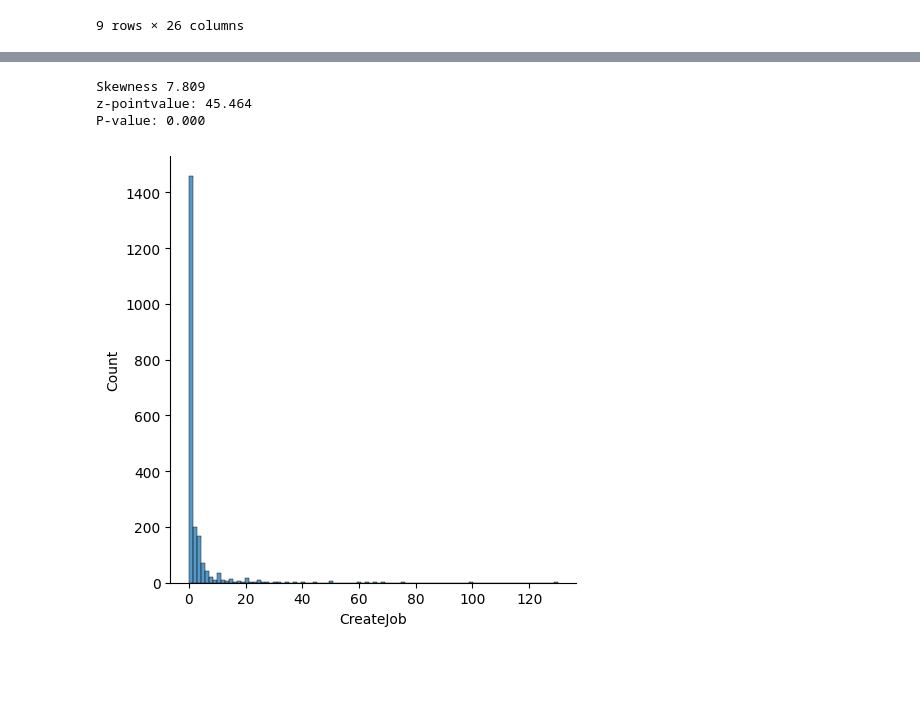
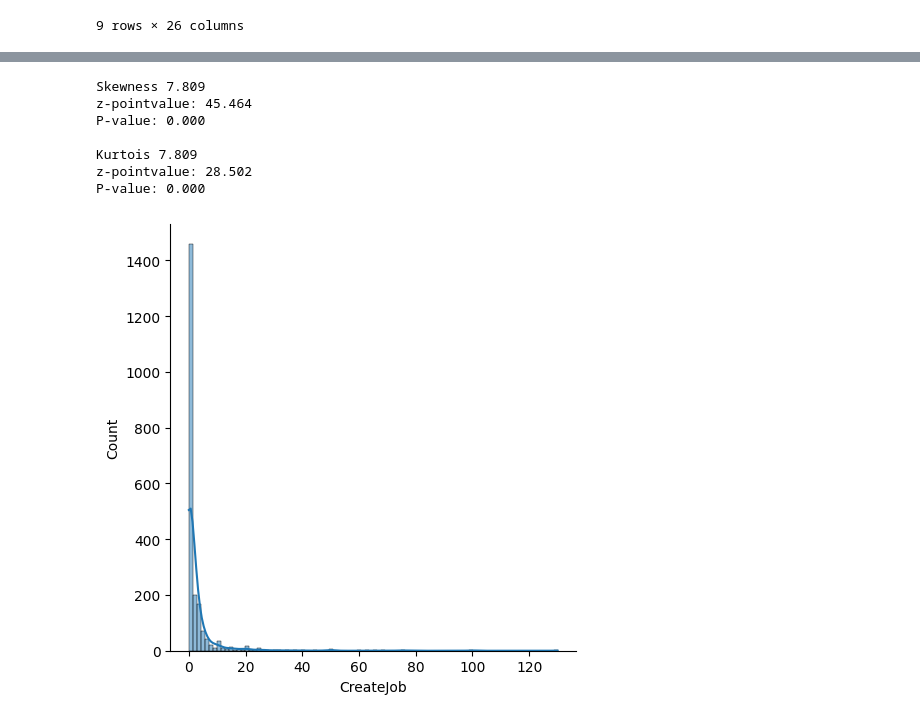
Before and after one commit to MrBigJupiter/sba-loan-default-prediction_project, a Jupyter notebook: notebooks/loan_default_log_reg.ipynb, the cells around one changed output, grey strips where cells are left out. Saved outputs shown, nothing was run; the diff lists cells and outputs as text; code cells hidden in the pictures; blank space fills up the shorter version.

```diff
--- a/notebooks/loan_default_log_reg.ipynb
+++ b/notebooks/loan_default_log_reg.ipynb
@@ -220,11 +277,18 @@ P-value: 0.000
 # %%
-sns.displot(test_df, x='CreateJob')
+sns.displot(test_df, x='CreateJob', kde = True)
 row_var = test_df['CreateJob']
 f = skew(row_var)
 zpoint, p_value = skewtest(row_var)
-print(f"Skewness {f:.3f}\nz-pointvalue: {zpoint:.3f}\nP-value: {p_value:.3f}")
+print(f"Skewness {f:.3f}\nz-pointvalue: {zpoint:.3f}\nP-value: {p_value:.3f}\n")
+c = kurtosis(row_var)
+zpoint, p_value = kurtosistest(row_var)
+print(f"Kurtois {f:.3f}\nz-pointvalue: {zpoint:.3f}\nP-value: {p_value:.3f}")
 # %% [output]
 Skewness 7.809
 z-pointvalue: 45.464
 P-value: 0.000
+
+Kurtois 7.809
+z-pointvalue: 28.502
+P-value: 0.000
-[figure, old version]
+[figure, new version]
```
Also changed, not shown: parts of 6 cells of this notebook.
